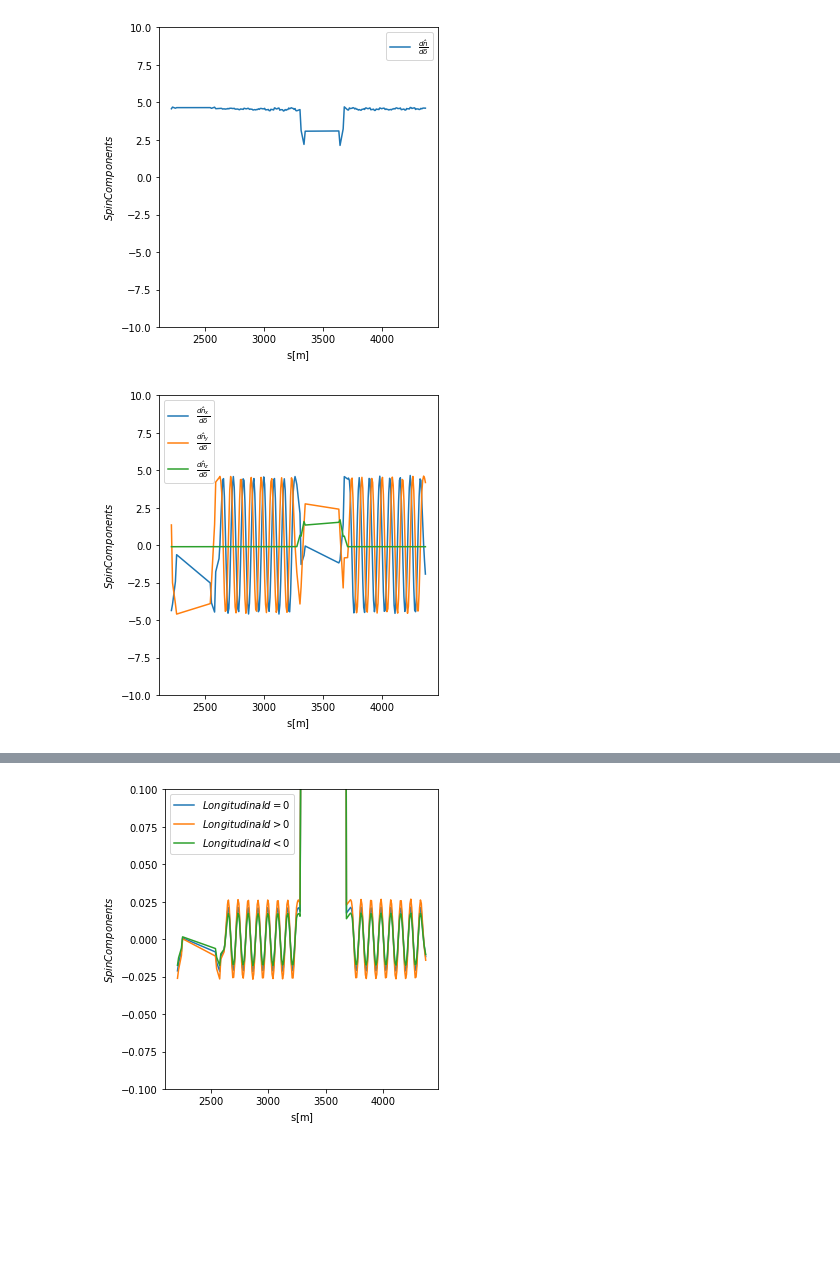
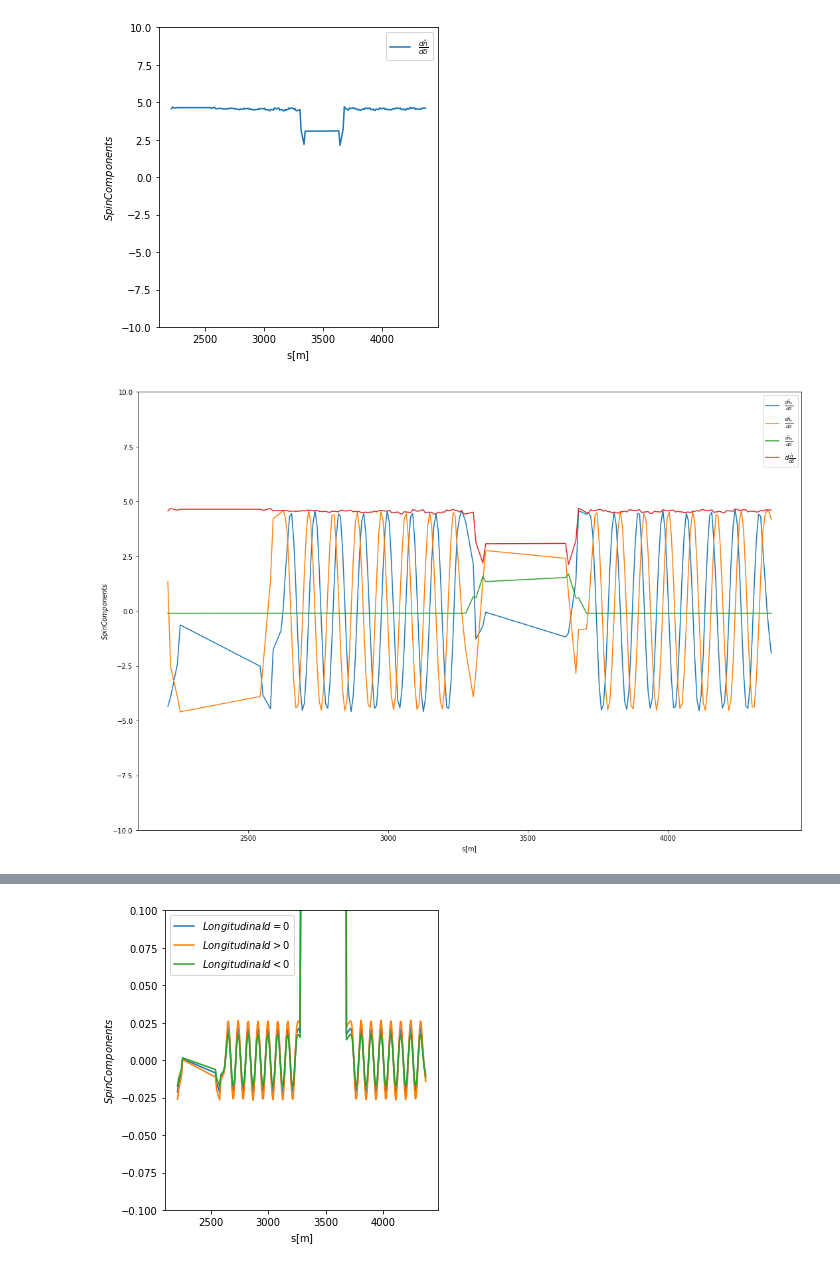
Before and after one commit to radiasoft/SPEIC_EIC_Workshop, a Jupyter notebook: ProcessNVecs.ipynb, the cells around one changed output, grey strips where cells are left out. Saved outputs shown, nothing was run; the diff lists cells and outputs as text; code cells hidden in the pictures; blank space fills up the shorter version.

Commit message:
update jupyter files for jleic with and without errors and for computing DK integral

```diff
--- a/ProcessNVecs.ipynb
+++ b/ProcessNVecs.ipynb
@@ -7,7 +7,9 @@ import os
 FL=os.getcwd()
 print FL
 
-S,sx,sy,sz,mods,npart=np.loadtxt('%s/%s'%(FL,'zgoubi.fai'),skiprows=3,usecols=(13,19,20,21,22,26),unpack=True)
+S,sx,sy,sz,mods,npart=np.loadtxt('%s/%s'%(FL,'jleic_vma.fai'),skiprows=3,usecols=(13,19,20,21,22,26),unpack=True)
+Bvals = np.loadtxt('%s/%s'%(FL,'fieldvals.txt'),skiprows=0,usecols=(2),unpack=True)
+Lvals = np.loadtxt('%s/%s'%(FL,'arclengths.txt'),skiprows=0,usecols=(3),unpack=True)
 
 sx0=sx[0::3]
 sxd=sx[1::3]
@@ -52,20 +60,20 @@ plt.show()
 # %% [output]
 [figure]
 # %%
-plt.figure(figsize=(5,5))
+plt.figure(figsize=(15,10))
 plt.plot(Sm0,dnx/(2*delta),label=r'$\frac{d\hat n_x}{d\delta}$')
 plt.plot(Sm0,dny/(2*delta),label=r'$\frac{d\hat n_y}{d\delta}$')
 plt.plot(Sm0,dnz/(2*delta),label=r'$\frac{d\hat n_z}{d\delta}$')
-#plt.plot(Sm0,dnddAbs,label=r'$d\frac{\hat n}{d\delta}$')
+plt.plot(Sm0,dnddAbs,label=r'$d\frac{\hat n}{d\delta}$')
 
 
 plt.ylim([-10,10])
 #plt.xlim([0,np.max(Sm)])
 plt.legend()
 plt.ylabel(r'$Spin Components $')
 plt.xlabel(r'$\rm s [m]$')
 plt.tight_layout()
 #plt.savefig('spin.png')
 plt.show()
 # %% [output]
-[figure, old version]
+[figure, new version]
```
Also changed, not shown: parts of 4 cells of this notebook, 2 other files.
